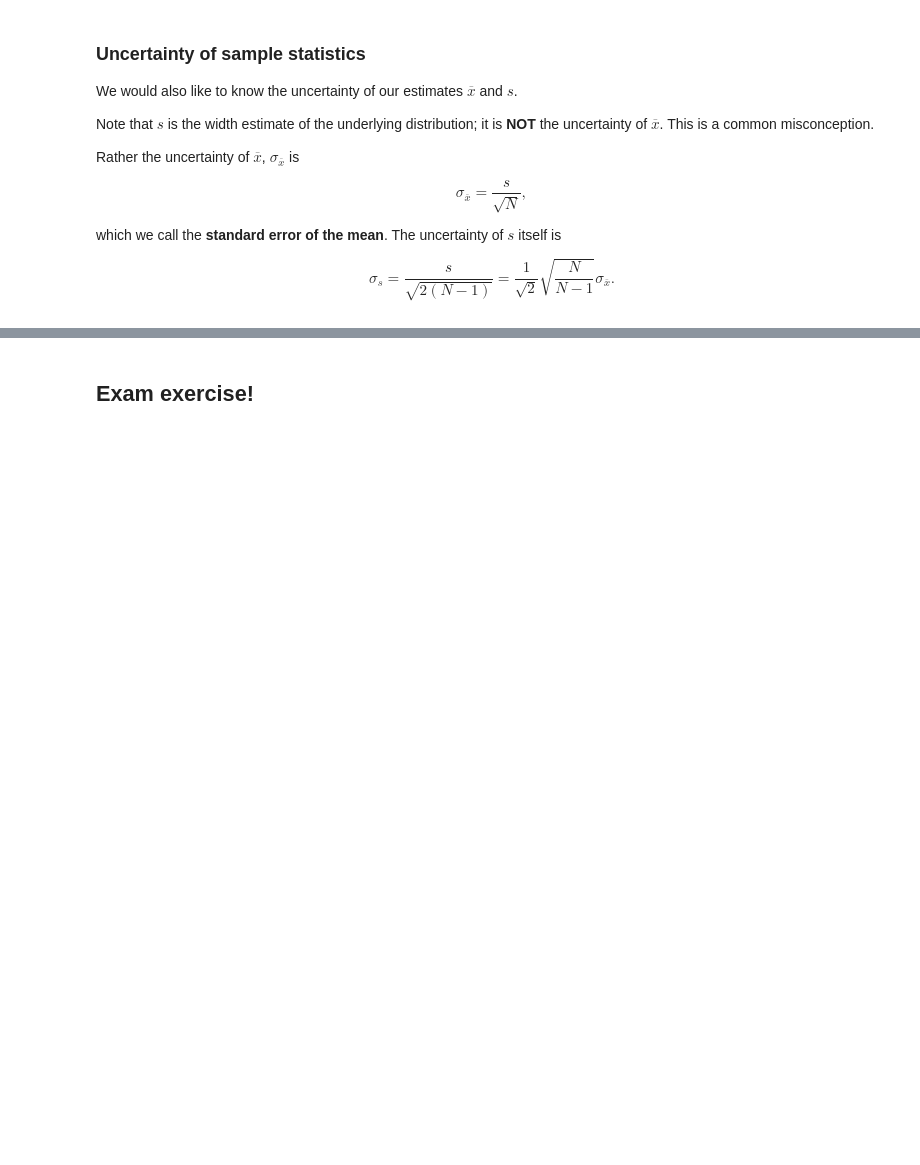
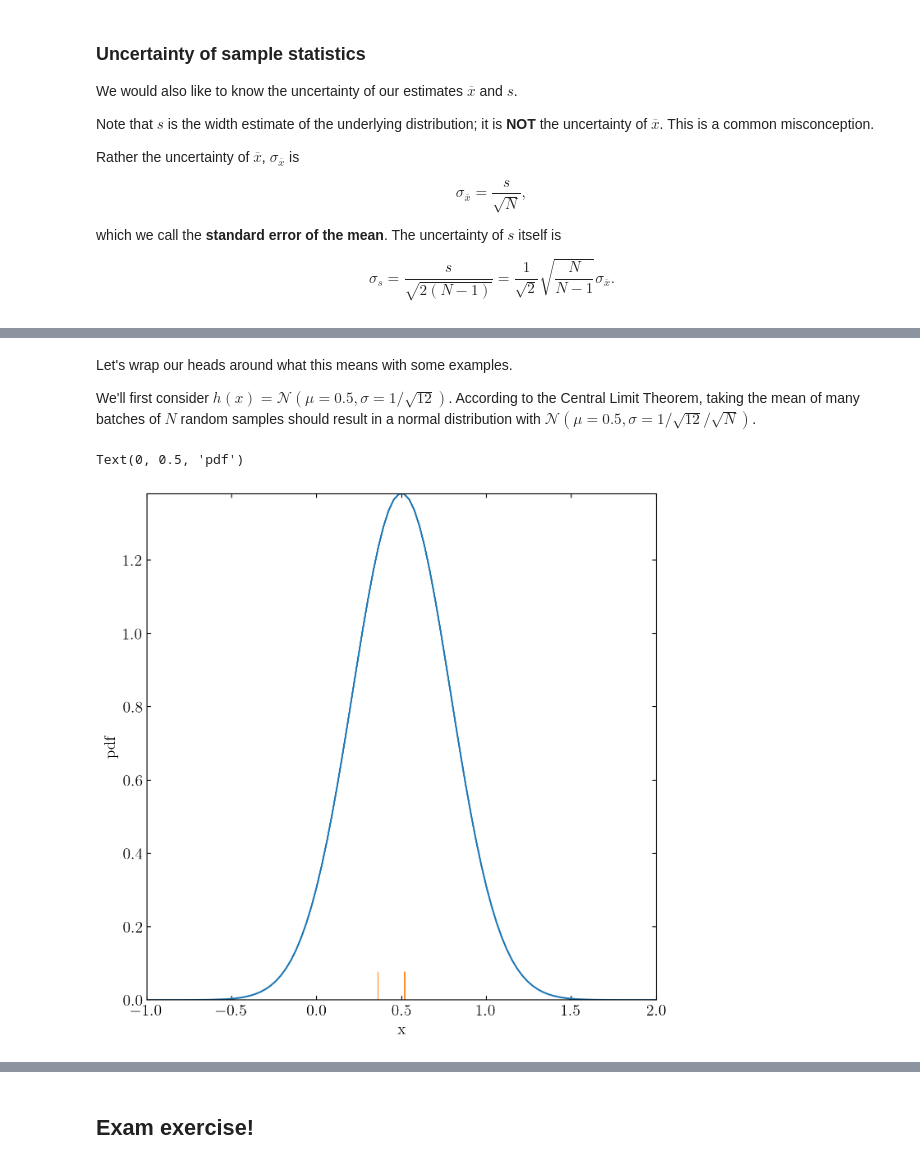
Before and after one commit to dgerosa/machinelearning4physics_bicocca_2024, a Jupyter notebook: lectures/L01_probability.ipynb, the cells around one changed output, grey strips where cells are left out. Saved outputs shown, nothing was run; the diff lists cells and outputs as text; code cells hidden in the pictures; blank space fills up the shorter version.

```diff
--- a/lectures/L01_probability.ipynb
+++ b/lectures/L01_probability.ipynb
@@ -7,6 +7,19 @@
 This course is based on previous work by many people. See [here]((https://github.com/dgerosa/machinelearning4physics_bicocca_2024) for credits.
 
 ---
+# %%
+# Execute this cell
+import numpy as np
+from matplotlib import pyplot as plt
+%matplotlib inline
+%config InlineBackend.figure_format='retina'
+
+import scipy.stats
+from scipy.stats import norm
+from scipy.stats import uniform
+from astroML import stats as astroMLstats
+from tqdm.notebook import tqdm
+plt.rcParams['figure.figsize'] = [8, 8]
 # %% [markdown]
 ## Preliminaries and notation <a class="anchor" id="one"></a>
 
@@ -437,3 +461,16 @@ $$ \sigma_{\overline{x}} = \frac{s}{\sqrt{N}},$$
 which we call the **standard error of the mean**. The uncertainty of $s$ itself is
 
 $$\sigma_s = \frac{s}{\sqrt{2(N-1)}} = \frac{1}{\sqrt{2}}\sqrt{\frac{N}{N-1}}\sigma_{\overline{x}}.$$
+# %%
+# Execute this cell
+import numpy as np
+from matplotlib import pyplot as plt
+%matplotlib inline
+%config InlineBackend.figure_format='retina'
+
+import scipy.stats
+from scipy.stats import norm
+from scipy.stats import uniform
+from astroML import stats as astroMLstats
+from tqdm.notebook import tqdm
+plt.rcParams['figure.figsize'] = [8, 8]
@@ -439,0 +487,20 @@ $$\sigma_s = \frac{s}{\sqrt{2(N-1)}} = \frac{1}{\sqrt{2}}\sqrt{\frac{N}{N-1}}\si
+# %% [markdown]
+Let's wrap our heads around what this means with some examples.
+
+We'll first consider $h(x) = \mathcal{N}(\mu=0.5,\sigma=1/\sqrt{12})$. According to the Central Limit Theorem, taking the mean of many batches of $N$ random samples should result in a normal distribution with $\mathcal{N}(\mu=0.5,\sigma=1/\sqrt{12}/\sqrt{N})$.
+# %%
+N = 2 # Number of draws
+mu = 0.5 # Location
+sigma_h = 1.0 / np.sqrt(12) # scale of h(x)
+
+xgrid = np.linspace(-1,2,100)
+distG = scipy.stats.norm(loc=mu, scale=sigma_h)
+plt.plot(xgrid, distG.pdf(xgrid))
+
+x = np.random.normal(mu, sigma_h,2) # Two random draws
+plt.plot(x, 0*x, '|', markersize=50)
+plt.xlabel('x')
+plt.ylabel('pdf')
+# %% [output]
+Text(0, 0.5, 'pdf')
+[figure, added]
```
Also changed, not shown: parts of 10 cells of this notebook, 1 other file.
